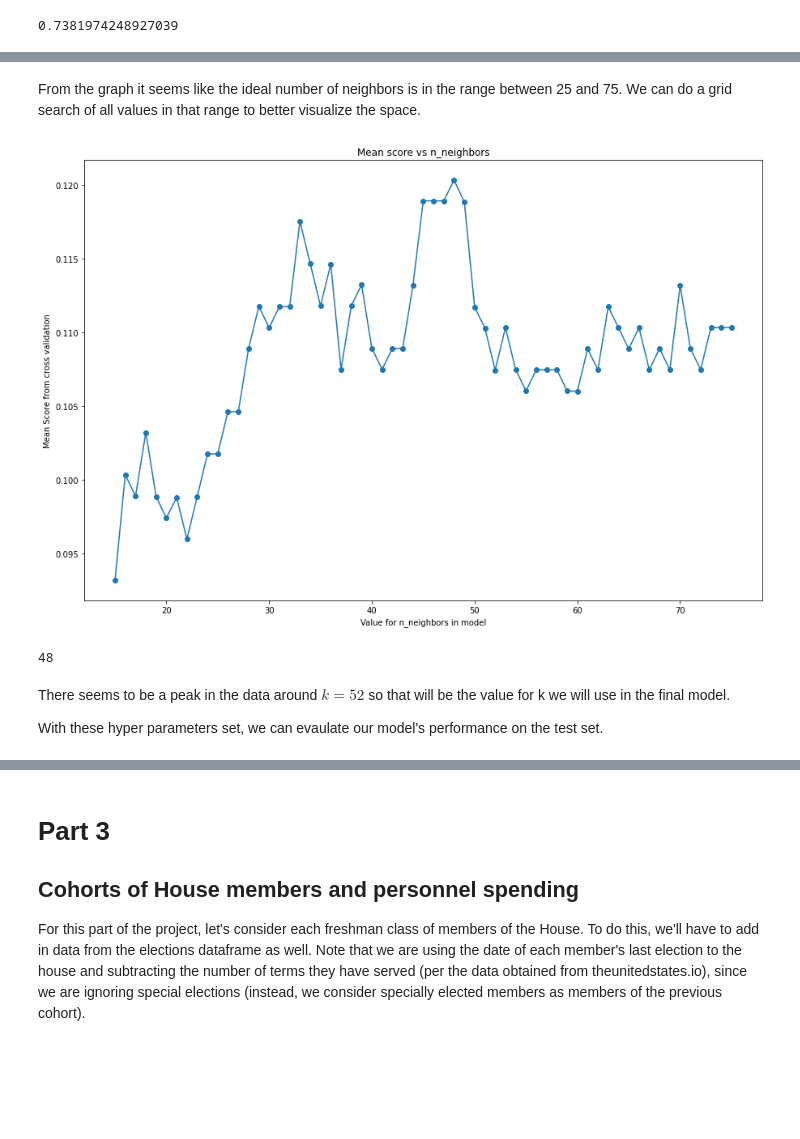
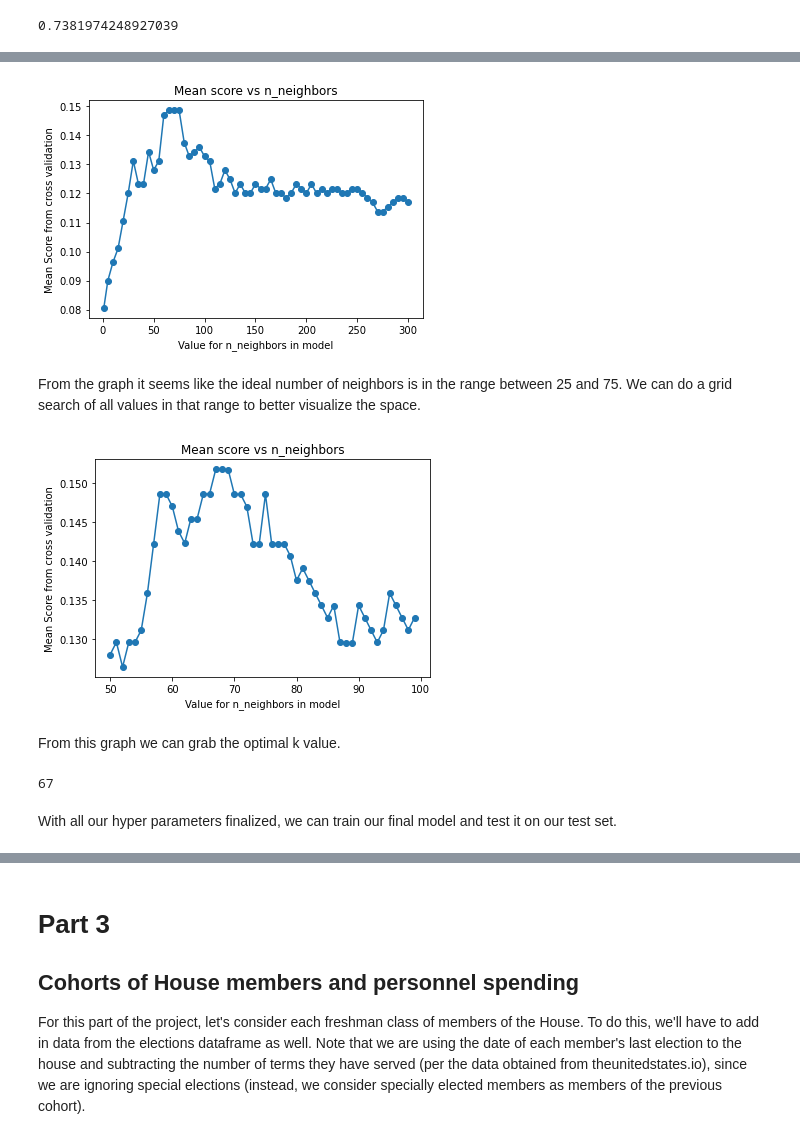
Before and after one commit to AndrewTrackim/cmsc320-final, a Jupyter notebook: final_tutorial.ipynb, the cells around one changed output, grey strips where cells are left out. Drawn from its saved outputs; the diff is of its cells as text; code cells hidden in the pictures; blank space fills up the shorter version.

```diff
--- a/final_tutorial.ipynb
+++ b/final_tutorial.ipynb
@@ -564,36 +532,28 @@ fig.show()
+# %%
+knn_model = KNeighborsClassifier(weights='distance')
+test_k = [1] + [i for i in range(5,300+1,5)]
+result_k = graphk(knn_model, test_k, folds = 5)
+# %% [output]
+[figure, added]
 # %% [markdown]
 From the graph it seems like the ideal number of neighbors is in the range between 25 and 75. We can do a grid search of all values in that range to better visualize the space.
-# %%
-knn_model = KNeighborsClassifier()
-test_k = range(15,75+1)
-params=[{
-    'n_neighbors': test_k,
-    # 'weights': ['uniform', 'distance']
-}]
-gs_knn = GridSearchCV(knn_model, param_grid=params, cv=10, n_jobs=-1)
-gs_knn.fit(x_train, y_train)
-result_k = gs_knn.cv_results_['mean_test_score'].tolist()
-tested_k = gs_knn.cv_results_['param_n_neighbors'].tolist()
-
-fig, ax = plt.subplots()
-ax.plot(tested_k, result_k, '-o')
-ax.set_xlabel("Value for n_neighbors in model")
-ax.set_ylabel("Mean Score from cross validation")
-ax.set_title("Mean score vs n_neighbors")
-fig.show()
-# %% [output]
-[figure, removed]
+# %%
+knn_model = KNeighborsClassifier(weights='distance')
+test_k = range(50,100)
+result_k = graphk(knn_model, test_k, folds = 5)
+# %% [output]
+[figure, added]
+# %% [markdown]
+From this graph we can grab the optimal k value.
 # %%
 max_score = max(result_k)
 index_of_max = result_k.index(max_score)
-optimal_k_val = tested_k[index_of_max]
+optimal_k_val = test_k[index_of_max]
 optimal_k_val
 # %% [output]
-48
+67
-# %% [markdown]
-There seems to be a peak in the data around $k = 52$ so that will be the value for k we will use in the final model.
-
-With these hyper parameters set, we can evaulate our model's performance on the test set.
+# %% [markdown]
+With all our hyper parameters finalized, we can train our final model and test it on our test set.
 # %%
 knn_model = KNeighborsClassifier(n_neighbors=optimal_k_val)
 knn_trained = knn_model.fit(x_train, y_train)
```
Also changed, not shown: parts of 40 cells of this notebook, 1 other file.
